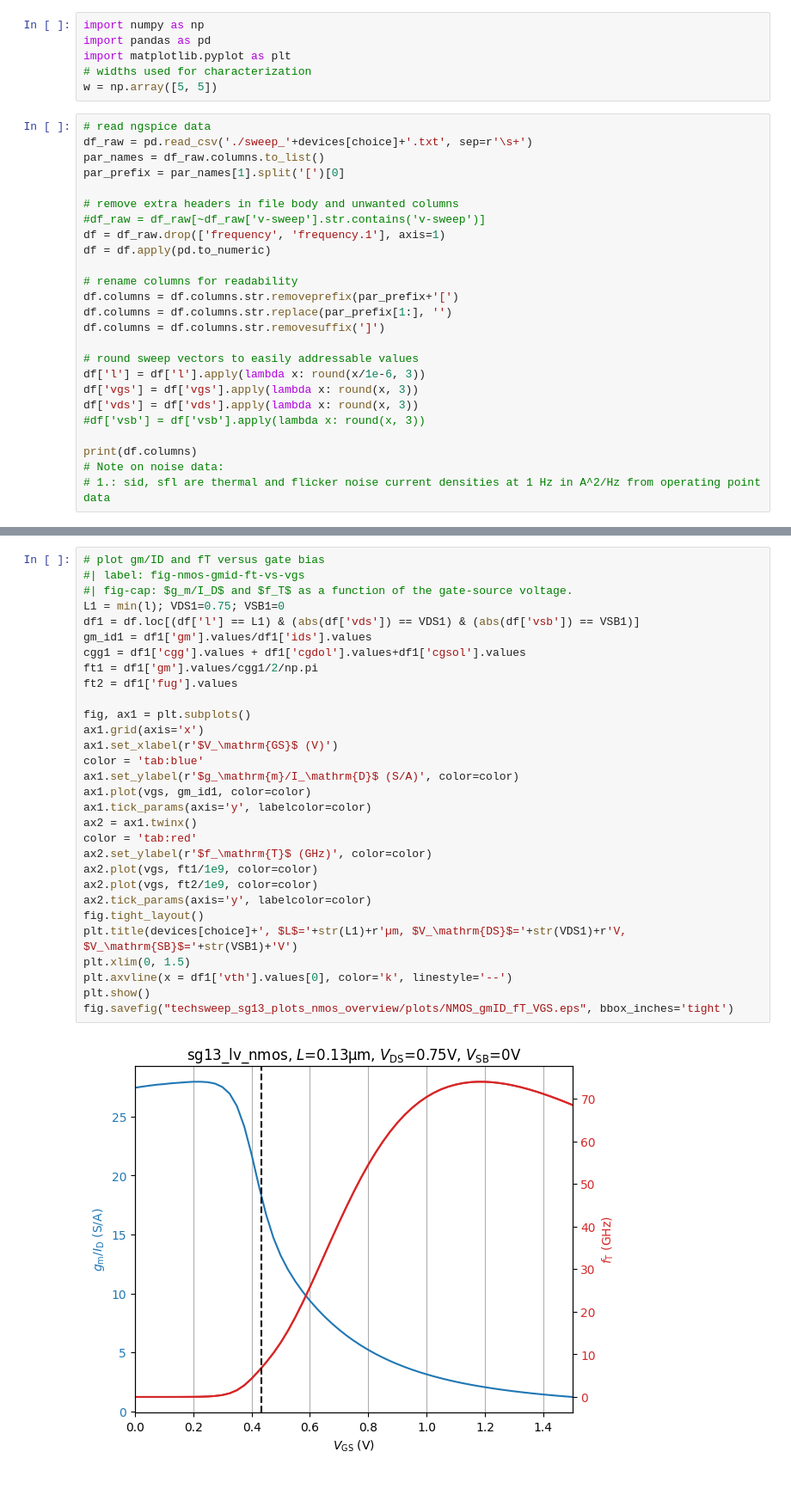
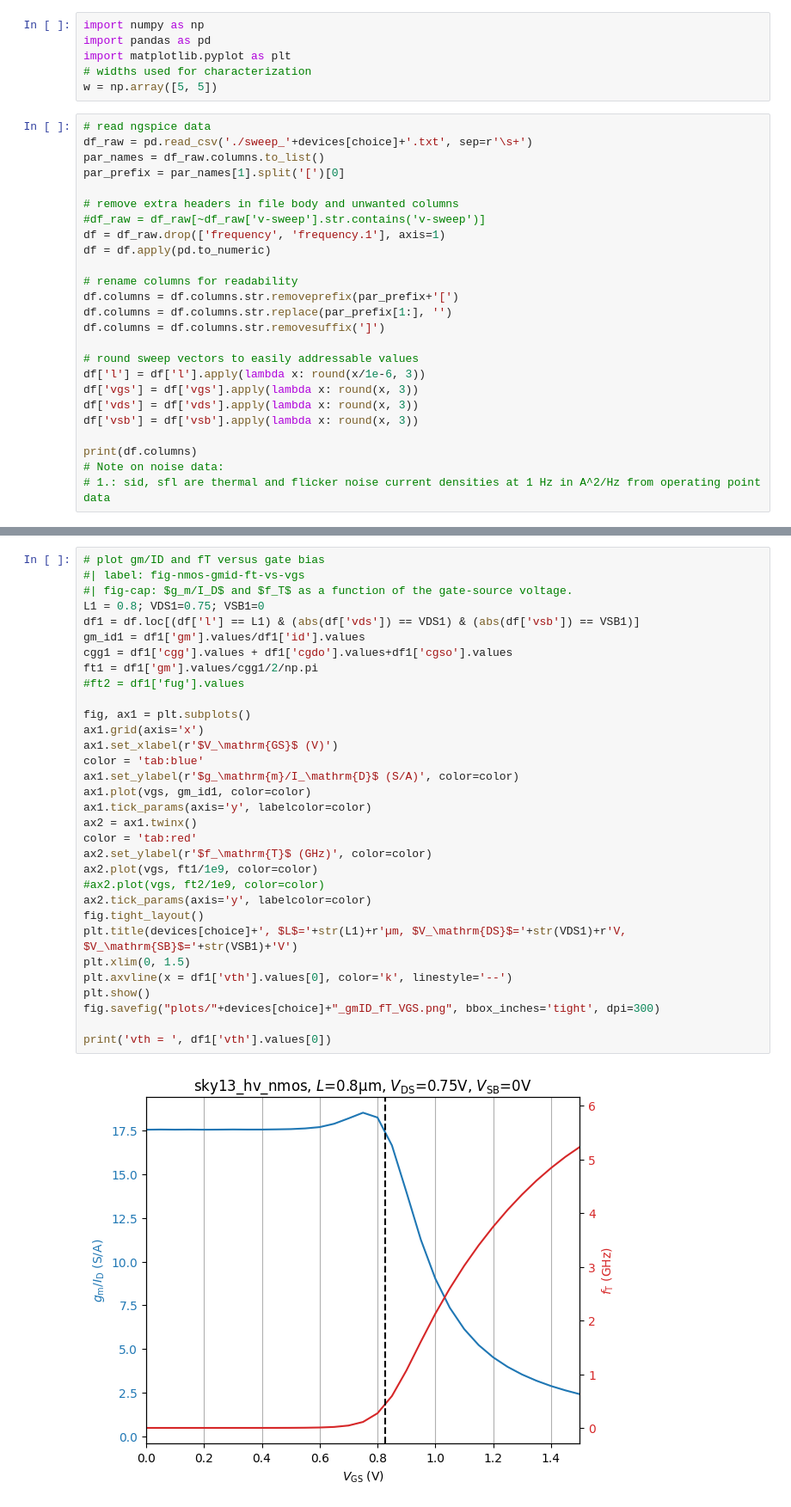
Before and after one commit to yohanesstef/10-bit-DAC, a Jupyter notebook: sizing/sweep_plot_hv_mos.ipynb, the cells around one changed output, grey strips where cells are left out. Shown: that part at 86% size. Drawn from its saved outputs; the diff is of its cells as text.

```diff
--- a/sizing/sweep_plot_hv_mos.ipynb
+++ b/sizing/sweep_plot_hv_mos.ipynb
@@ -35,7 +35,7 @@ df.columns = df.columns.str.removesuffix(']')
 df['l'] = df['l'].apply(lambda x: round(x/1e-6, 3))
 df['vgs'] = df['vgs'].apply(lambda x: round(x, 3))
 df['vds'] = df['vds'].apply(lambda x: round(x, 3))
-#df['vsb'] = df['vsb'].apply(lambda x: round(x, 3))
+df['vsb'] = df['vsb'].apply(lambda x: round(x, 3))
 
 print(df.columns)
 # Note on noise data:
@@ -53,32 +64,34 @@ vsb = np.unique(abs(df['vsb']))
 # %%
 # plot gm/ID and fT versus gate bias
 #| label: fig-nmos-gmid-ft-vs-vgs
 #| fig-cap: $g_m/I_D$ and $f_T$ as a function of the gate-source voltage.
-L1 = min(l); VDS1=0.75; VSB1=0
+L1 = 0.8; VDS1=0.75; VSB1=0
 df1 = df.loc[(df['l'] == L1) & (abs(df['vds']) == VDS1) & (abs(df['vsb']) == VSB1)]
-gm_id1 = df1['gm'].values/df1['ids'].values
-cgg1 = df1['cgg'].values + df1['cgdol'].values+df1['cgsol'].values
+gm_id1 = df1['gm'].values/df1['id'].values
+cgg1 = df1['cgg'].values + df1['cgdo'].values+df1['cgso'].values
 ft1 = df1['gm'].values/cgg1/2/np.pi
-ft2 = df1['fug'].values
+#ft2 = df1['fug'].values
 
 fig, ax1 = plt.subplots()
 ax1.grid(axis='x')
 ax1.set_xlabel(r'$V_\mathrm{GS}$ (V)')
 color = 'tab:blue'
 ax1.set_ylabel(r'$g_\mathrm{m}/I_\mathrm{D}$ (S/A)', color=color)
 ax1.plot(vgs, gm_id1, color=color)
 ax1.tick_params(axis='y', labelcolor=color)
 ax2 = ax1.twinx()
 color = 'tab:red'
 ax2.set_ylabel(r'$f_\mathrm{T}$ (GHz)', color=color)
 ax2.plot(vgs, ft1/1e9, color=color)
-ax2.plot(vgs, ft2/1e9, color=color)
+#ax2.plot(vgs, ft2/1e9, color=color)
 ax2.tick_params(axis='y', labelcolor=color)
 fig.tight_layout()
 plt.title(devices[choice]+', $L$='+str(L1)+r'µm, $V_\mathrm{DS}$='+str(VDS1)+r'V, $V_\mathrm{SB}$='+str(VSB1)+'V')
 plt.xlim(0, 1.5)
 plt.axvline(x = df1['vth'].values[0], color='k', linestyle='--')
 plt.show()
-fig.savefig("techsweep_sg13_plots_nmos_overview/plots/NMOS_gmID_fT_VGS.eps", bbox_inches='tight')
+fig.savefig("plots/"+devices[choice]+"_gmID_fT_VGS.png", bbox_inches='tight', dpi=300)
+
+print('vth = ', df1['vth'].values[0])
 # %% [output]
-[figure, old version]
+[figure, new version]
```
Also changed, not shown: parts of 11 cells of this notebook, 31 other files.
